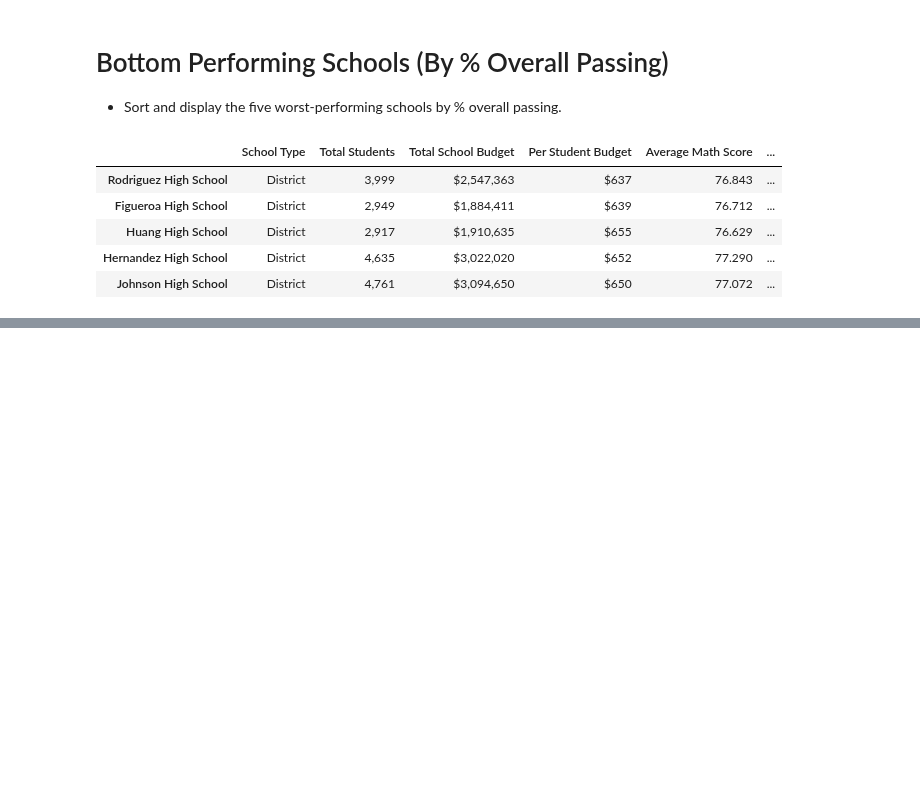
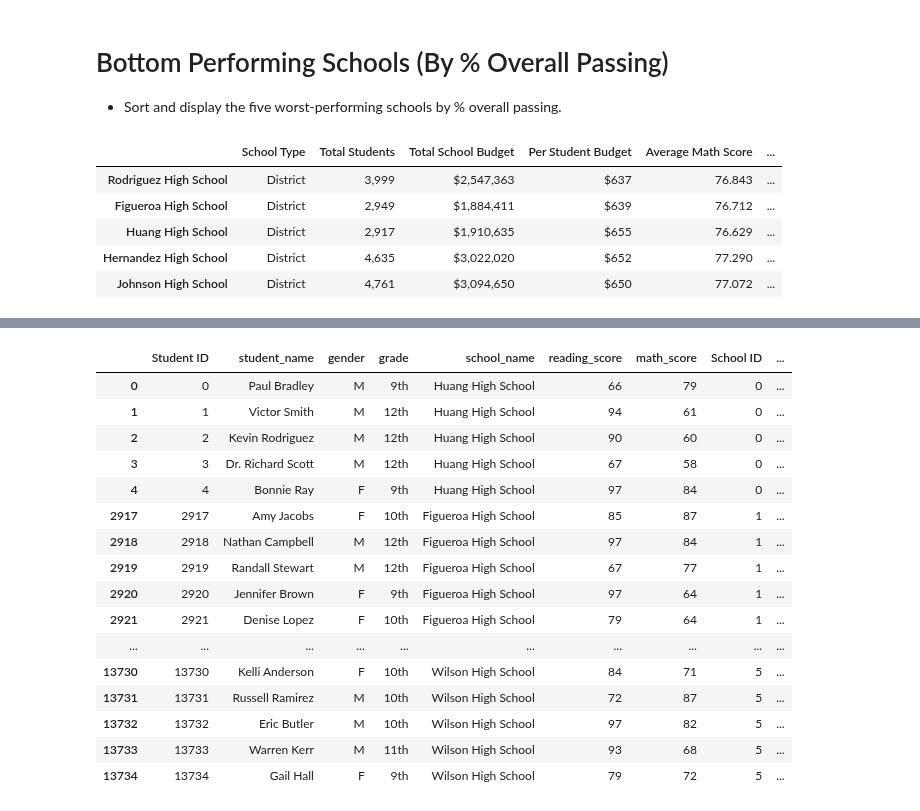
Before and after one commit to kcomalley14/pandas-challenge, a Jupyter notebook: PyCitySchools/jupyter_schools.ipynb, the cells around one changed output, grey strips where cells are left out. Cells and saved outputs as stored; diff of their text form; code cells hidden in the pictures; blank space fills up the shorter version.

Commit message:
scores by school spending, created bins and cut data. avg math score per bin

```diff
--- a/PyCitySchools/jupyter_schools.ipynb
+++ b/PyCitySchools/jupyter_schools.ipynb
@@ -240,0 +326,29 @@ bottom_performing_df.head().style.format({'Total Students': "{:,}",
+# %%
+# Create bins and sort data into them appropriately
+bins = [0, 584, 629, 644, 675]
+bin_names = ["<$584", "$585-629", "$630-644", "$645-675"]
+
+school_data_complete['spending_bins'] = pd.cut(school_data_complete['budget']/school_data_complete['size'], bins, labels=bin_names)
+school_data_complete['spending_bins']
+
+# Group bins together
+schools_spending = school_data_complete.groupby('spending_bins')
+schools_spending.head(5)
+# %% [output]
+|  | Student ID | student_name | gender | grade | school_name | reading_score | math_score | School ID | ... |
+| 0 | 0 | Paul Bradley | M | 9th | Huang High School | 66 | 79 | 0 | ... |
+| 1 | 1 | Victor Smith | M | 12th | Huang High School | 94 | 61 | 0 | ... |
+| 2 | 2 | Kevin Rodriguez | M | 12th | Huang High School | 90 | 60 | 0 | ... |
+| 3 | 3 | Dr. Richard Scott | M | 12th | Huang High School | 67 | 58 | 0 | ... |
+| 4 | 4 | Bonnie Ray | F | 9th | Huang High School | 97 | 84 | 0 | ... |
+| 2917 | 2917 | Amy Jacobs | F | 10th | Figueroa High School | 85 | 87 | 1 | ... |
+| 2918 | 2918 | Nathan Campbell | M | 12th | Figueroa High School | 97 | 84 | 1 | ... |
+| 2919 | 2919 | Randall Stewart | M | 12th | Figueroa High School | 67 | 77 | 1 | ... |
+| 2920 | 2920 | Jennifer Brown | F | 9th | Figueroa High School | 97 | 64 | 1 | ... |
+| 2921 | 2921 | Denise Lopez | F | 10th | Figueroa High School | 79 | 64 | 1 | ... |
+| ... | ... | ... | ... | ... | ... | ... | ... | ... | ... |
+| 13730 | 13730 | Kelli Anderson | F | 10th | Wilson High School | 84 | 71 | 5 | ... |
+| 13731 | 13731 | Russell Ramirez | M | 10th | Wilson High School | 72 | 87 | 5 | ... |
+| 13732 | 13732 | Eric Butler | M | 10th | Wilson High School | 97 | 82 | 5 | ... |
+| 13733 | 13733 | Warren Kerr | M | 11th | Wilson High School | 93 | 68 | 5 | ... |
+| 13734 | 13734 | Gail Hall | F | 9th | Wilson High School | 79 | 72 | 5 | ... |
```
Also changed, not shown: parts of 5 cells of this notebook.
